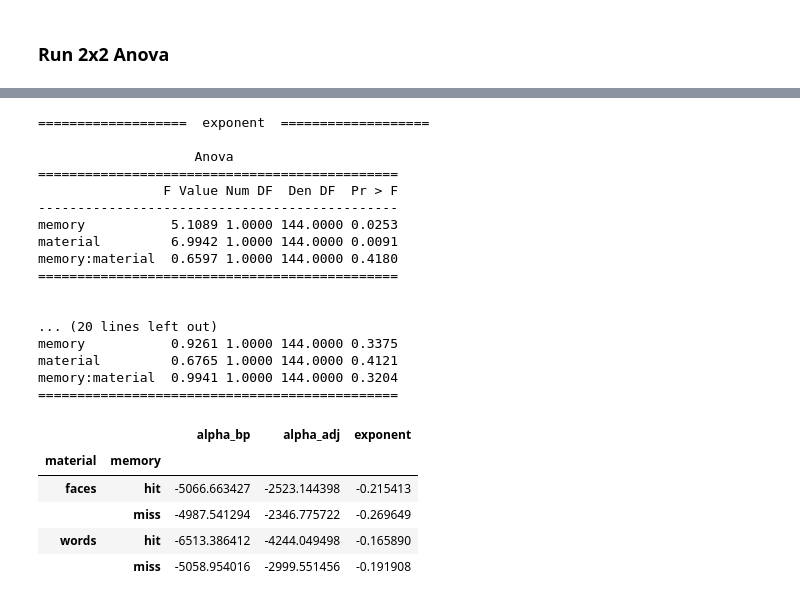
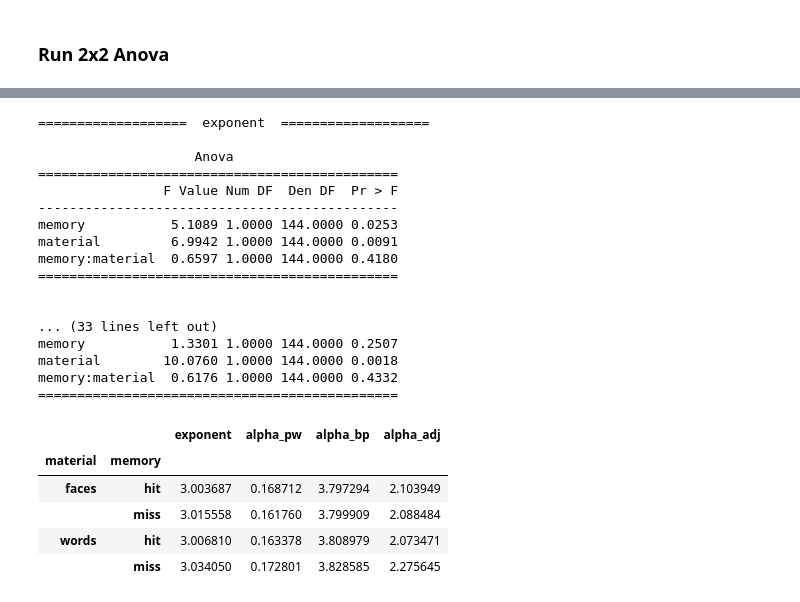
Before and after one commit to voytekresearch/oscillation_vs_exponent, a Jupyter notebook: notebooks/sme.ipynb, the cells around one changed output, grey strips where cells are left out. Saved outputs shown, nothing was run; the diff lists cells and outputs as text; code cells hidden in the pictures.

Commit message:
chore: incorp all alpha measures

```diff
--- a/notebooks/sme.ipynb
+++ b/notebooks/sme.ipynb
@@ -16,6 +16,16 @@ PROJECT_PATH = 'C:/Users/micha/projects/oscillation_vs_exponent/'
 # %%
 # load spectral parameterization results
 df = pd.read_csv(f"{PROJECT_PATH}/data/results/spectral_parameters.csv", index_col=0)
+
+# log transform power values
+for var in ['alpha_bp','alpha_adj']:
+    df[var] = df[var].apply(np.log10)
+df['alpha_adj'].loc[np.isnan(df['alpha_adj'])] = 0 # set NaN to zero (negative power values due to noise/error in model fit)
+
+# set Nan values to zero (no detectable alpha peak)
+df['alpha_pw'].loc[np.isnan(df['alpha_pw'])] = 0 # set NaN to zero (negative power values due to noise/error in model fit)
+
+# show
 print(df.shape)
 print(len(df)/8)
 df.head()
@@ -117,7 +139,7 @@ N task-modulated channels:      145
 
 # loop over variables of interest
 results = {}
-for var in ['exponent', 'alpha_bp', 'alpha_adj']:
+for var in ['exponent', 'alpha_pw', 'alpha_bp', 'alpha_adj']:
     # repeated measures anova
     results_i = sm.stats.AnovaRM(df_tm, f"{var}", 'unique_id', within=['memory', 'material']).fit()
 
@@ -140,18 +162,18 @@ memory:material  0.6597 1.0000 144.0000 0.4180
 ==============================================
 
 
-... (20 lines left out)
-memory           0.9261 1.0000 144.0000 0.3375
-material         0.6765 1.0000 144.0000 0.4121
-memory:material  0.9941 1.0000 144.0000 0.3204
+... (33 lines left out)
+memory           1.3301 1.0000 144.0000 0.2507
+material        10.0760 1.0000 144.0000 0.0018
+memory:material  0.6176 1.0000 144.0000 0.4332
 ==============================================
 # %%
 df_mean = df.groupby(by=['material','memory']).mean()
-df_mean.loc[:, ['alpha_bp','alpha_adj','exponent']]
+df_mean.loc[:, ['exponent', 'alpha_pw', 'alpha_bp', 'alpha_adj']]
 # %% [output]
-|  |  | alpha_bp | alpha_adj | exponent |
-| material | memory |  |  |  |
-| faces | hit | -5066.663427 | -2523.144398 | -0.215413 |
-|  | miss | -4987.541294 | -2346.775722 | -0.269649 |
-| words | hit | -6513.386412 | -4244.049498 | -0.165890 |
-|  | miss | -5058.954016 | -2999.551456 | -0.191908 |
+|  |  | exponent | alpha_pw | alpha_bp | alpha_adj |
+| material | memory |  |  |  |  |
+| faces | hit | 3.003687 | 0.168712 | 3.797294 | 2.103949 |
+|  | miss | 3.015558 | 0.161760 | 3.799909 | 2.088484 |
+| words | hit | 3.006810 | 0.163378 | 3.808979 | 2.073471 |
+|  | miss | 3.034050 | 0.172801 | 3.828585 | 2.275645 |
```
Also changed, not shown: parts of 4 cells of this notebook.
